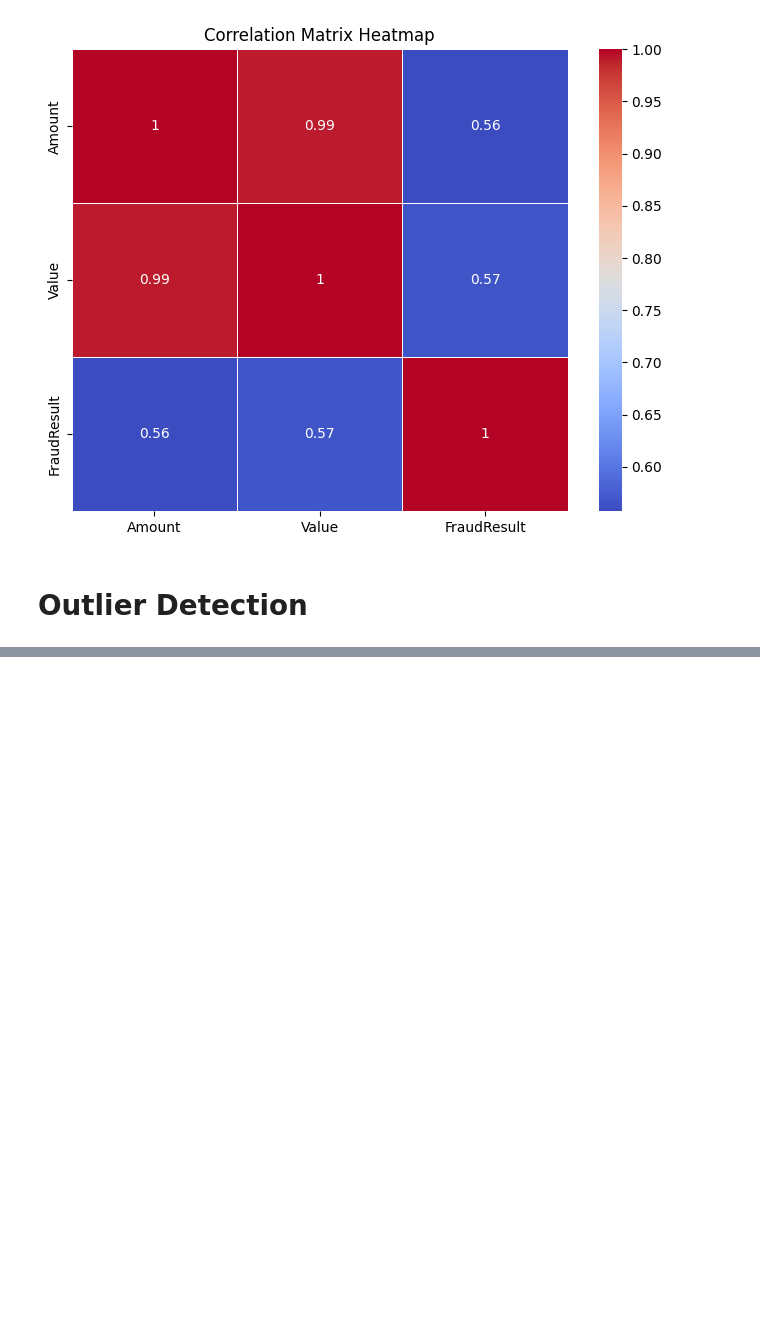
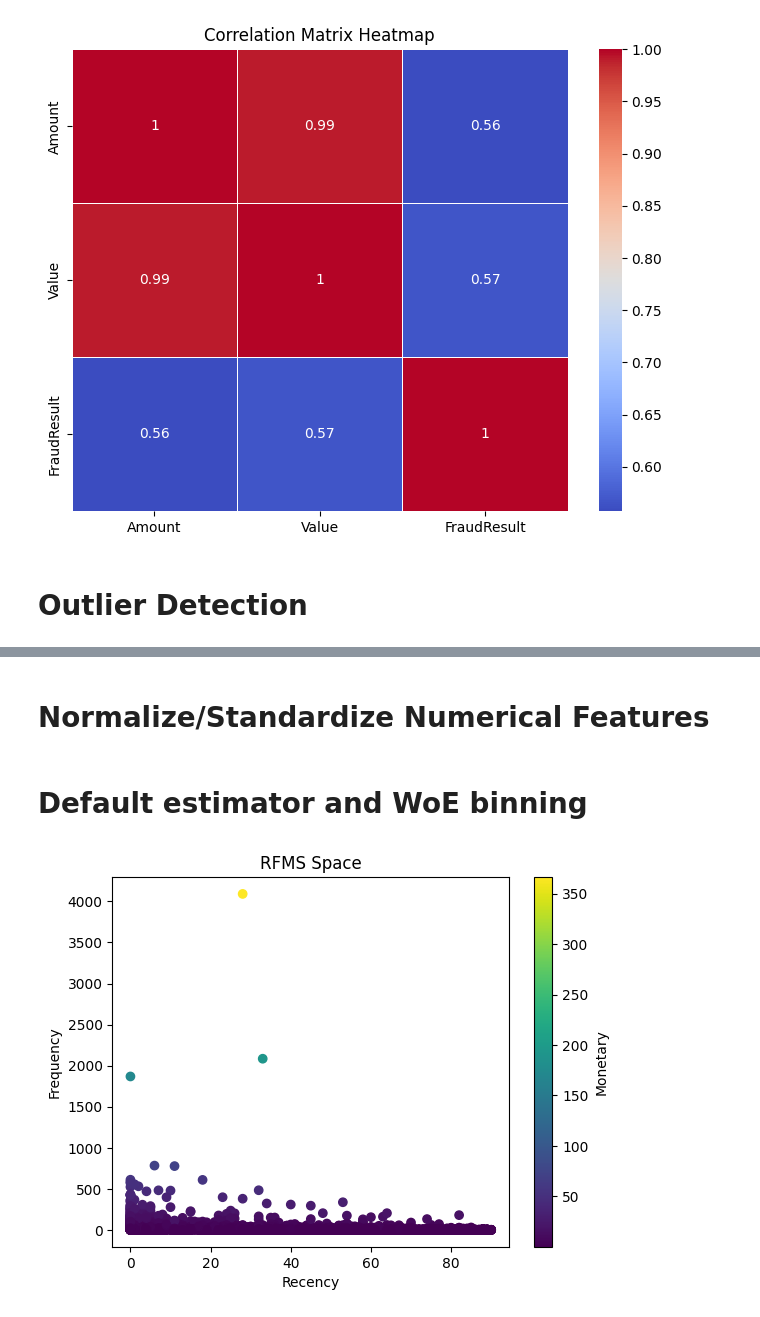
Before and after one commit to mihretgold/Bati-Bank-Credit-Scoring, a Jupyter notebook: notebooks/BatiBankCreditScoreAnalysis.ipynb, the cells around one changed output, grey strips where cells are left out. Drawn from its saved outputs; the diff is of its cells as text; code cells hidden in the pictures; blank space fills up the shorter version.

```diff
--- a/notebooks/BatiBankCreditScoreAnalysis.ipynb
+++ b/notebooks/BatiBankCreditScoreAnalysis.ipynb
@@ -350,0 +427,6 @@ Outliers detected in FraudResult:
+# %%
+# Extract features from 'TransactionStartTime'
+data['Transaction_Hour'] = data['TransactionStartTime'].dt.hour
+data['Transaction_Day'] = data['TransactionStartTime'].dt.day
+data['Transaction_Month'] = data['TransactionStartTime'].dt.month
+data['Transaction_Year'] = data['TransactionStartTime'].dt.year
@@ -350,0 +477,2 @@ Outliers detected in FraudResult:
+# %% [markdown]
+# Normalize/Standardize Numerical Features
@@ -350,0 +492,42 @@ Outliers detected in FraudResult:
+# %% [markdown]
+# Default estimator and WoE binning
+# %%
+# Step 1: Calculate Recency, Frequency, Monetary, and Size metrics
+
+# Assuming you have a dataset named df with the necessary columns
+# Calculate Recency: difference between the latest transaction date and each transaction date for each customer
+latest_transaction_date = data['TransactionStartTime'].max()
+data['Recency'] = (latest_transaction_date - data['TransactionStartTime']).dt.days
+
+# Calculate Frequency: count of transactions for each customer
+frequency_df = data.groupby('CustomerId')['TransactionId'].count().reset_index()
+frequency_df.rename(columns={'TransactionId': 'Frequency'}, inplace=True)
+
+# Calculate Monetary: total transaction amount for each customer
+monetary_df = data.groupby('CustomerId')['Amount'].sum().reset_index()
+monetary_df.rename(columns={'Amount': 'Monetary'}, inplace=True)
+
+# Calculate Size: average transaction amount for each customer
+size_df = data.groupby('CustomerId')['Amount'].mean().reset_index()
+size_df.rename(columns={'Amount': 'Size'}, inplace=True)
+
+# Step 2: Normalize metrics if necessary (you can skip this step if the metrics are already on a similar scale)
+
+# Step 3: Combine the metrics to calculate the RFMS score for each customer
+rfms_df = frequency_df.merge(monetary_df, on='CustomerId').merge(size_df, on='CustomerId').merge(data.groupby('CustomerId')['Recency'].min().reset_index(), on='CustomerId')
+
+# Assuming you want to calculate RFMS score using simple arithmetic
+rfms_df['RFMS_score'] = (rfms_df['Recency'] * 100) + (rfms_df['Frequency'] * 10) + (rfms_df['Monetary'] * 1) + (rfms_df['Size'] * 0.1)
+# %%
+# Assuming you have a visualization library like matplotlib or seaborn installed
+import matplotlib.pyplot as plt
+
+# Scatter plot of RFMS scores
+plt.scatter(rfms_df['Recency'], rfms_df['Frequency'], c=rfms_df['Monetary'], cmap='viridis')
+plt.xlabel('Recency')
+plt.ylabel('Frequency')
+plt.title('RFMS Space')
+plt.colorbar(label='Monetary')
+plt.show()
+# %% [output]
+[figure, added]
```
Also changed, not shown: parts of 27 cells of this notebook.
